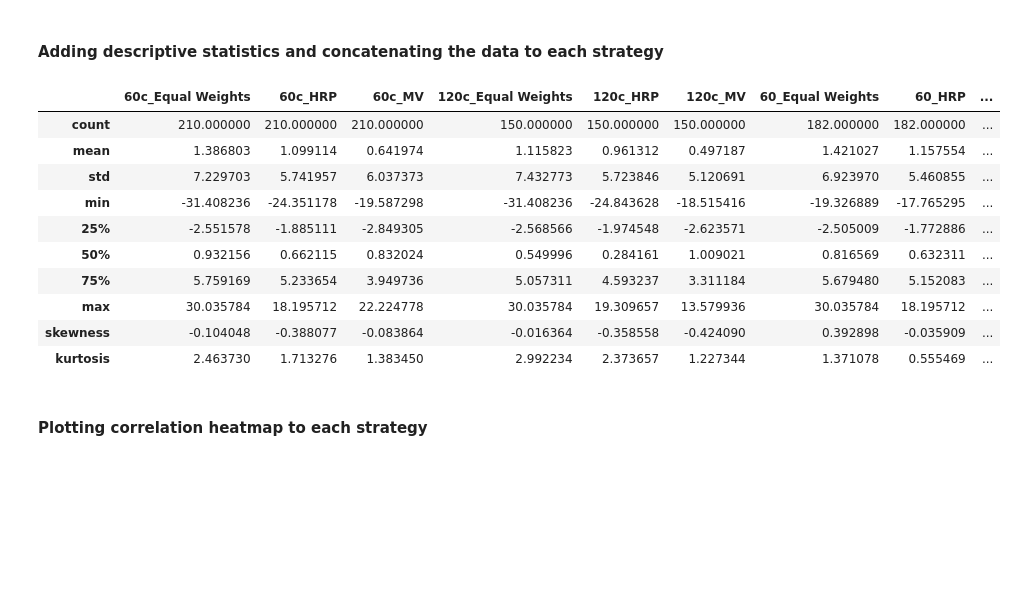
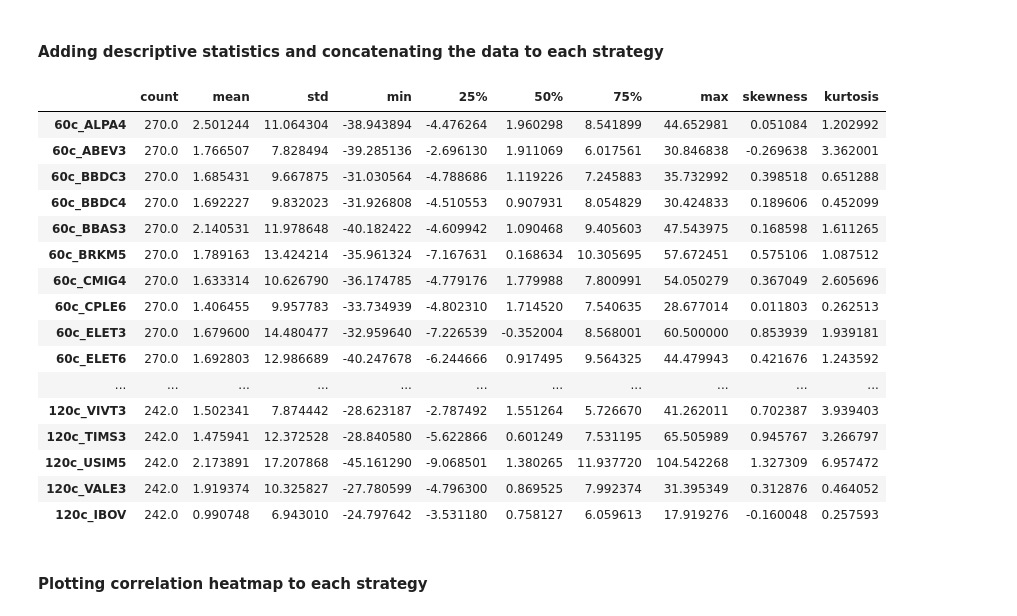
Before and after one commit to felipereis150/BrazilianHRP, a Jupyter notebook: analiysis.ipynb, the cells around one changed output. Saved outputs shown, nothing was run; the diff lists cells and outputs as text; code cells hidden in the pictures; blank space fills up the shorter version.

```diff
--- a/analiysis.ipynb
+++ b/analiysis.ipynb
@@ -23,3 +23,15 @@ def filter_covid(df):
 
 
 data = filter_covid(df)
+# %%
+series_data = pd.DataFrame() # Create an empty dataframe to store the results
+for i, j in enumerate(data):
+    temp_stats = j.describe(percentiles=[0.25, 0.5, 0.75])
+    temp_stats.loc['std'] = j.std() # Add standard deviation
+    temp_stats.loc['skewness'] = j.skew() # Add skewness
+    temp_stats.loc['kurtosis'] = j.kurtosis() # Add kurtosis
+    series_data = pd.concat([series_data, temp_stats], axis=1) # Concatenate the results for each dataframe horizontally with the previous results
+series_data = series_data[series_data.index.isin(['count', 'mean', 'std','min', '25%', '50%', '75%', 'max', 'skewness', 'kurtosis'])].T
+
+series_data.to_csv('data/desc_stats.csv')
+series_data
@@ -61,6 +91,11 @@ data_hrp
  121 2010-02-01      -9.163332 -8.985119 -9.763109
 
  [122 rows x 4 columns]]
+# %%
+names = ['60c', '120c', '60', '120']
+
+for i, df in enumerate(data_hrp):
+    df.to_csv(f'data/rolling_hrp_{names[i]}.csv', index=False)
 # %%
 for i in data:
     weights = HRP.HRP_Portfolio(i.iloc[:, 1:], graph=True)
@@ -113,28 +148,36 @@ plt.show()
 # %%
 stats = pd.DataFrame() # Create an empty dataframe to store the results
 df_names = ["60c", "120c", "60", "120"]
-for i, j in enumerate(data_hrp):
+for i, j in enumerate(data):
     temp_stats = j.describe(percentiles=[0.25, 0.5, 0.75])
     temp_stats.loc['std'] = j.std() # Add standard deviation
     temp_stats.loc['skewness'] = j.skew() # Add skewness
     temp_stats.loc['kurtosis'] = j.kurtosis() # Add kurtosis
     col_prefix = df_names[i] + "_" # Add prefix based on the original dataframe name
     temp_stats.columns = [col_prefix + col for col in temp_stats.columns] # Add prefix to column names
     stats = pd.concat([stats, temp_stats], axis=1) # Concatenate the results for each dataframe horizontally with the previous results
+stats = stats[stats.index.isin(['count', 'mean', 'std','min', '25%', '50%', '75%', 'max', 'skewness', 'kurtosis'])].T
 
+stats.to_csv('data/stats.csv')
 stats
 # %% [output]
-|  | 60c_Equal Weights | 60c_HRP | 60c_MV | 120c_Equal Weights | 120c_HRP | 120c_MV | 60_Equal Weights | 60_HRP | ... |
-| count | 210.000000 | 210.000000 | 210.000000 | 150.000000 | 150.000000 | 150.000000 | 182.000000 | 182.000000 | ... |
-| mean | 1.386803 | 1.099114 | 0.641974 | 1.115823 | 0.961312 | 0.497187 | 1.421027 | 1.157554 | ... |
-| std | 7.229703 | 5.741957 | 6.037373 | 7.432773 | 5.723846 | 5.120691 | 6.923970 | 5.460855 | ... |
-| min | -31.408236 | -24.351178 | -19.587298 | -31.408236 | -24.843628 | -18.515416 | -19.326889 | -17.765295 | ... |
-| 25% | -2.551578 | -1.885111 | -2.849305 | -2.568566 | -1.974548 | -2.623571 | -2.505009 | -1.772886 | ... |
-| 50% | 0.932156 | 0.662115 | 0.832024 | 0.549996 | 0.284161 | 1.009021 | 0.816569 | 0.632311 | ... |
-| 75% | 5.759169 | 5.233654 | 3.949736 | 5.057311 | 4.593237 | 3.311184 | 5.679480 | 5.152083 | ... |
-| max | 30.035784 | 18.195712 | 22.224778 | 30.035784 | 19.309657 | 13.579936 | 30.035784 | 18.195712 | ... |
-| skewness | -0.104048 | -0.388077 | -0.083864 | -0.016364 | -0.358558 | -0.424090 | 0.392898 | -0.035909 | ... |
-| kurtosis | 2.463730 | 1.713276 | 1.383450 | 2.992234 | 2.373657 | 1.227344 | 1.371078 | 0.555469 | ... |
+|  | count | mean | std | min | 25% | 50% | 75% | max | skewness | kurtosis |
+| 60c_ALPA4 | 270.0 | 2.501244 | 11.064304 | -38.943894 | -4.476264 | 1.960298 | 8.541899 | 44.652981 | 0.051084 | 1.202992 |
+| 60c_ABEV3 | 270.0 | 1.766507 | 7.828494 | -39.285136 | -2.696130 | 1.911069 | 6.017561 | 30.846838 | -0.269638 | 3.362001 |
+| 60c_BBDC3 | 270.0 | 1.685431 | 9.667875 | -31.030564 | -4.788686 | 1.119226 | 7.245883 | 35.732992 | 0.398518 | 0.651288 |
+| 60c_BBDC4 | 270.0 | 1.692227 | 9.832023 | -31.926808 | -4.510553 | 0.907931 | 8.054829 | 30.424833 | 0.189606 | 0.452099 |
+| 60c_BBAS3 | 270.0 | 2.140531 | 11.978648 | -40.182422 | -4.609942 | 1.090468 | 9.405603 | 47.543975 | 0.168598 | 1.611265 |
+| 60c_BRKM5 | 270.0 | 1.789163 | 13.424214 | -35.961324 | -7.167631 | 0.168634 | 10.305695 | 57.672451 | 0.575106 | 1.087512 |
+| 60c_CMIG4 | 270.0 | 1.633314 | 10.626790 | -36.174785 | -4.779176 | 1.779988 | 7.800991 | 54.050279 | 0.367049 | 2.605696 |
+| 60c_CPLE6 | 270.0 | 1.406455 | 9.957783 | -33.734939 | -4.802310 | 1.714520 | 7.540635 | 28.677014 | 0.011803 | 0.262513 |
+| 60c_ELET3 | 270.0 | 1.679600 | 14.480477 | -32.959640 | -7.226539 | -0.352004 | 8.568001 | 60.500000 | 0.853939 | 1.939181 |
+| 60c_ELET6 | 270.0 | 1.692803 | 12.986689 | -40.247678 | -6.244666 | 0.917495 | 9.564325 | 44.479943 | 0.421676 | 1.243592 |
+| ... | ... | ... | ... | ... | ... | ... | ... | ... | ... | ... |
+| 120c_VIVT3 | 242.0 | 1.502341 | 7.874442 | -28.623187 | -2.787492 | 1.551264 | 5.726670 | 41.262011 | 0.702387 | 3.939403 |
+| 120c_TIMS3 | 242.0 | 1.475941 | 12.372528 | -28.840580 | -5.622866 | 0.601249 | 7.531195 | 65.505989 | 0.945767 | 3.266797 |
+| 120c_USIM5 | 242.0 | 2.173891 | 17.207868 | -45.161290 | -9.068501 | 1.380265 | 11.937720 | 104.542268 | 1.327309 | 6.957472 |
+| 120c_VALE3 | 242.0 | 1.919374 | 10.325827 | -27.780599 | -4.796300 | 0.869525 | 7.992374 | 31.395349 | 0.312876 | 0.464052 |
+| 120c_IBOV | 242.0 | 0.990748 | 6.943010 | -24.797642 | -3.531180 | 0.758127 | 6.059613 | 17.919276 | -0.160048 | 0.257593 |
 # %%
 stats.to_csv("data/stats.csv")
 # %% [markdown]
```
Also changed, not shown: parts of 2 cells of this notebook, 6 other files.
